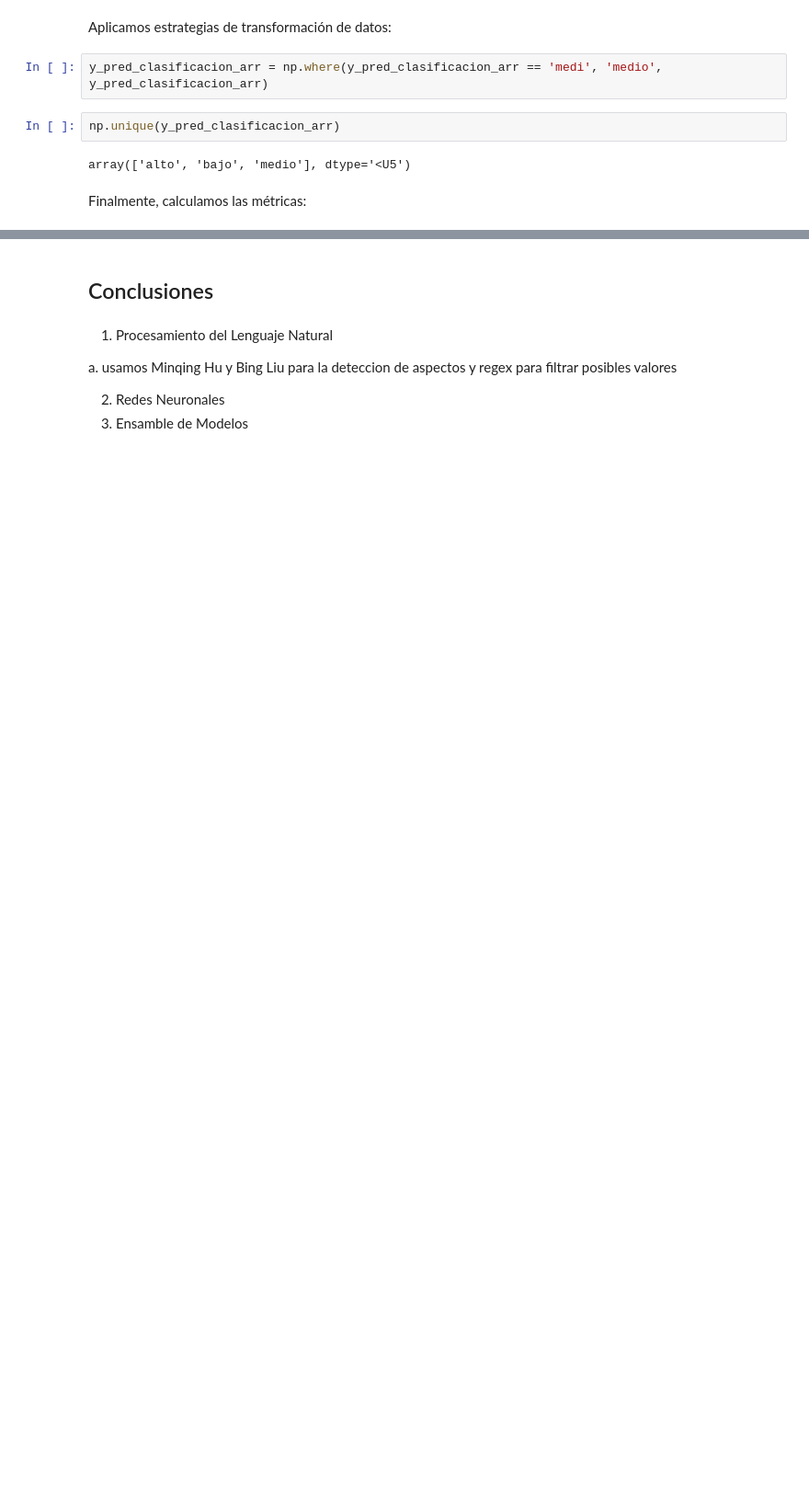
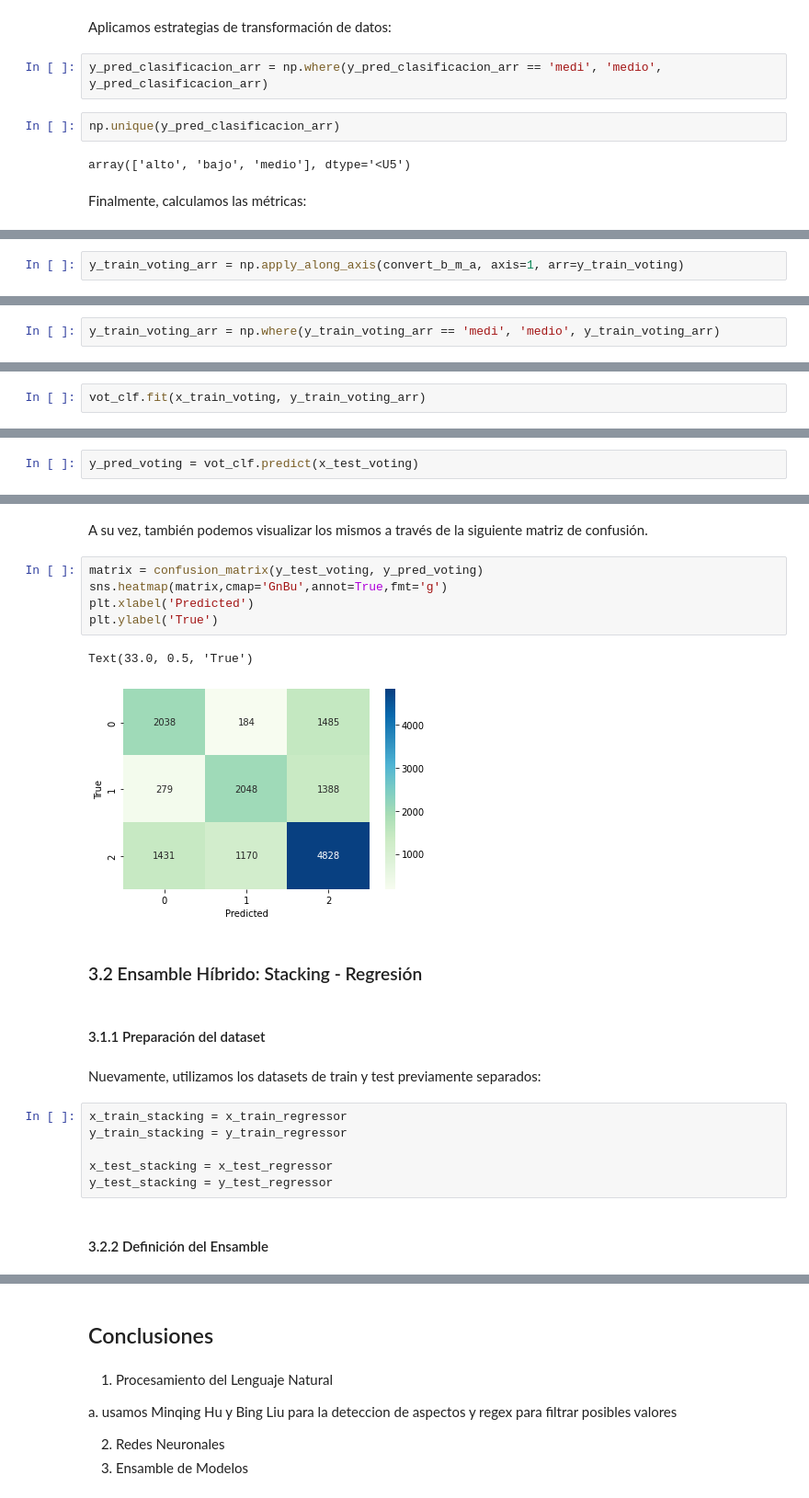
Before and after one commit to valencorrea/7506R-2C2022-GRUPO14-TP2, a Jupyter notebook: 7506R_TP2_GRUPO14_ENTREGA.ipynb, the cells around one changed output, grey strips where cells are left out. Shown at 92% size. Cells and saved outputs as stored; diff of their text form; blank space fills up the shorter version.

```diff
--- a/7506R_TP2_GRUPO14_ENTREGA.ipynb
+++ b/7506R_TP2_GRUPO14_ENTREGA.ipynb
@@ -976,0 +1122,2 @@ F1 Score: 0.49
+# %%
+y_train_voting_arr = np.apply_along_axis(convert_b_m_a, axis=1, arr=y_train_voting)
@@ -976,0 +1132,2 @@ F1 Score: 0.49
+# %%
+y_train_voting_arr = np.where(y_train_voting_arr == 'medi', 'medio', y_train_voting_arr)
@@ -976,0 +1140,2 @@ F1 Score: 0.49
+# %%
+vot_clf.fit(x_train_voting, y_train_voting_arr)
@@ -976,0 +1146,2 @@ F1 Score: 0.49
+# %%
+y_pred_voting = vot_clf.predict(x_test_voting)
@@ -976,0 +1159,24 @@ F1 Score: 0.49
+# %% [markdown]
+A su vez, también podemos visualizar los mismos a través de la siguiente matriz de confusión.
+# %%
+matrix = confusion_matrix(y_test_voting, y_pred_voting)
+sns.heatmap(matrix,cmap='GnBu',annot=True,fmt='g')
+plt.xlabel('Predicted')
+plt.ylabel('True')
+# %% [output]
+Text(33.0, 0.5, 'True')
+[figure, added]
+# %% [markdown]
+### 3.2 Ensamble Híbrido: Stacking - Regresión
+# %% [markdown]
+#### 3.1.1 Preparación del dataset
+# %% [markdown]
+Nuevamente, utilizamos los datasets de train y test previamente separados:
+# %%
+x_train_stacking = x_train_regressor
+y_train_stacking = y_train_regressor
+
+x_test_stacking = x_test_regressor
+y_test_stacking = y_test_regressor
+# %% [markdown]
+#### 3.2.2 Definición del Ensamble
```
Also changed, not shown: parts of 87 cells of this notebook.
